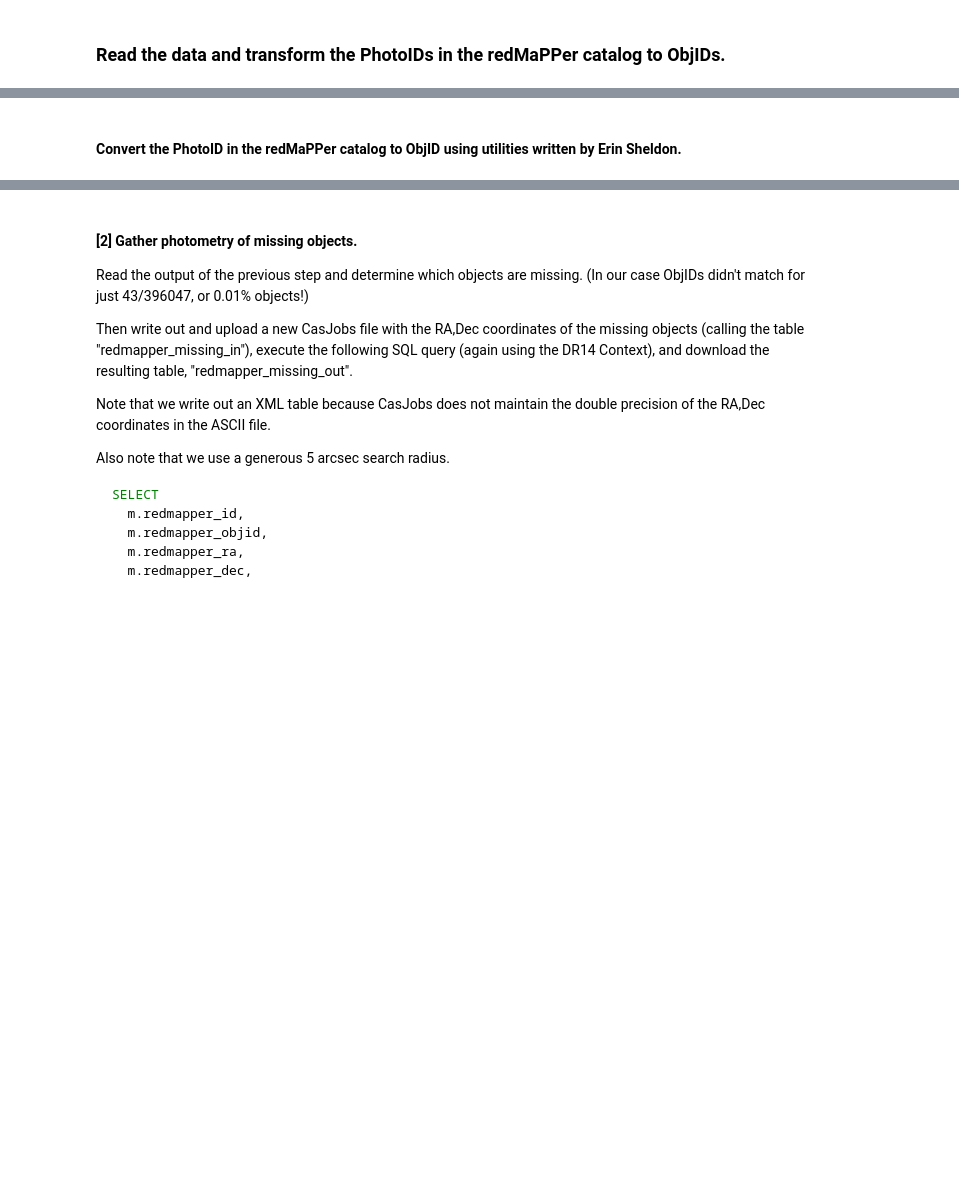
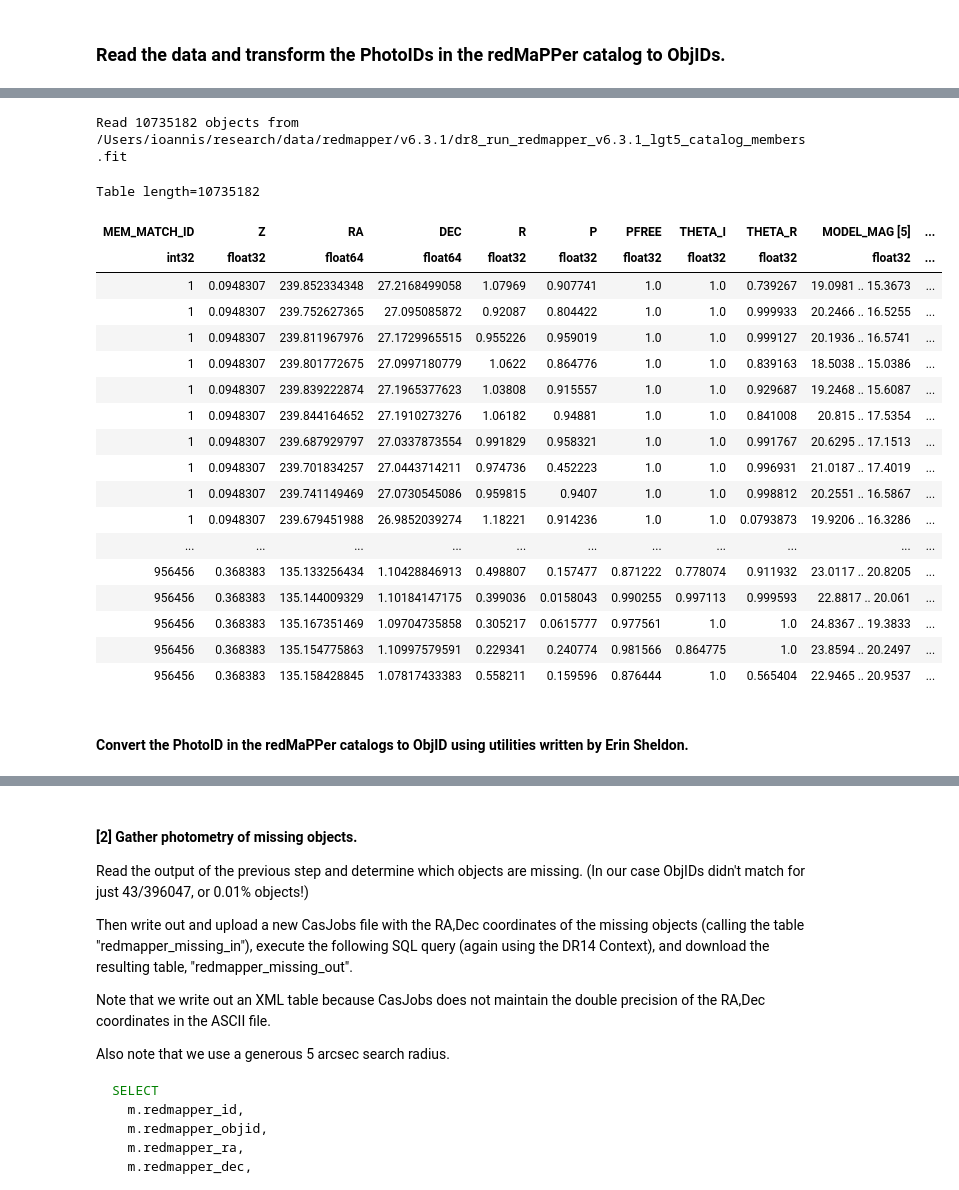
Before and after one commit to moustakas/legacyhalos, a Jupyter notebook: doc/redmapper-sdssWISEphot.ipynb, the cells around one changed output, grey strips where cells are left out. Drawn from its saved outputs; the diff is of its cells as text; code cells hidden in the pictures; blank space fills up the shorter version.

```diff
--- a/doc/redmapper-sdssWISEphot.ipynb
+++ b/doc/redmapper-sdssWISEphot.ipynb
@@ -17,12 +21,17 @@ import fitsio
 # %% [markdown]
 ### Read the data and transform the PhotoIDs in the redMaPPer catalog to ObjIDs.
 # %%
-def read_redmapper(rmversion='v6.3.1', index=None):
+def read_redmapper(rmversion='v6.3.1', index=None, satellites=False):
     """Read the parent redMaPPer catalog.
 
     """
-    rmfile = os.path.join( os.getenv('REDMAPPER_DIR'), rmversion,
-                          'dr8_run_redmapper_{}_lgt5_catalog.fit'.format(rmversion) )
+    if satellites:
+        rmfile = os.path.join( os.getenv('REDMAPPER_DIR'), rmversion,
+                              'dr8_run_redmapper_{}_lgt5_catalog_members.fit'.format(rmversion) )
+    else:
+        rmfile = os.path.join( os.getenv('REDMAPPER_DIR'), rmversion,
+                              'dr8_run_redmapper_{}_lgt5_catalog.fit'.format(rmversion) )
+
     if index is not None:
         rm = Table(fitsio.read(rmfile, ext=1, upper=True, rows=index))
     else:
@@ -57,8 +68,33 @@ Read 396047 objects from /Users/ioannis/research/data/redmapper/v6.3.1/dr8_run_r
 | 956448 | 213.925081111 | 27.8063164475 | 21.9253 .. 19.2423 | 0.397137 .. 0.12629 | 19.7182 | 0.049696 | 0.395954 | 0.0230188 | ... |
 | 956452 | 229.607215359 | 59.4948957146 | 25.3697 .. 19.7594 | 1.11913 .. 0.110731 | 19.9888 | 0.0500628 | 0.393402 | 0.0236445 | ... |
 | 956456 | 135.169108815 | 1.12124855434 | 26.2193 .. 19.6254 | 0.569591 .. 0.100157 | 19.9566 | 0.044439 | 0.410762 | 0.0191772 | ... |
+# %%
+sat = read_redmapper(rmversion=rmversion, satellites=True)
+nsat = len(sat)
+sat
+# %% [output]
+Read 10735182 objects from /Users/ioannis/research/data/redmapper/v6.3.1/dr8_run_redmapper_v6.3.1_lgt5_catalog_members.fit
+Table length=10735182
+| MEM_MATCH_ID | Z | RA | DEC | R | P | PFREE | THETA_I | THETA_R | MODEL_MAG [5] | ... |
+| int32 | float32 | float64 | float64 | float32 | float32 | float32 | float32 | float32 | float32 | ... |
+| 1 | 0.0948307 | 239.852334348 | 27.2168499058 | 1.07969 | 0.907741 | 1.0 | 1.0 | 0.739267 | 19.0981 .. 15.3673 | ... |
+| 1 | 0.0948307 | 239.752627365 | 27.095085872 | 0.92087 | 0.804422 | 1.0 | 1.0 | 0.999933 | 20.2466 .. 16.5255 | ... |
+| 1 | 0.0948307 | 239.811967976 | 27.1729965515 | 0.955226 | 0.959019 | 1.0 | 1.0 | 0.999127 | 20.1936 .. 16.5741 | ... |
+| 1 | 0.0948307 | 239.801772675 | 27.0997180779 | 1.0622 | 0.864776 | 1.0 | 1.0 | 0.839163 | 18.5038 .. 15.0386 | ... |
+| 1 | 0.0948307 | 239.839222874 | 27.1965377623 | 1.03808 | 0.915557 | 1.0 | 1.0 | 0.929687 | 19.2468 .. 15.6087 | ... |
+| 1 | 0.0948307 | 239.844164652 | 27.1910273276 | 1.06182 | 0.94881 | 1.0 | 1.0 | 0.841008 | 20.815 .. 17.5354 | ... |
+| 1 | 0.0948307 | 239.687929797 | 27.0337873554 | 0.991829 | 0.958321 | 1.0 | 1.0 | 0.991767 | 20.6295 .. 17.1513 | ... |
+| 1 | 0.0948307 | 239.701834257 | 27.0443714211 | 0.974736 | 0.452223 | 1.0 | 1.0 | 0.996931 | 21.0187 .. 17.4019 | ... |
+| 1 | 0.0948307 | 239.741149469 | 27.0730545086 | 0.959815 | 0.9407 | 1.0 | 1.0 | 0.998812 | 20.2551 .. 16.5867 | ... |
+| 1 | 0.0948307 | 239.679451988 | 26.9852039274 | 1.18221 | 0.914236 | 1.0 | 1.0 | 0.0793873 | 19.9206 .. 16.3286 | ... |
+| ... | ... | ... | ... | ... | ... | ... | ... | ... | ... | ... |
+| 956456 | 0.368383 | 135.133256434 | 1.10428846913 | 0.498807 | 0.157477 | 0.871222 | 0.778074 | 0.911932 | 23.0117 .. 20.8205 | ... |
+| 956456 | 0.368383 | 135.144009329 | 1.10184147175 | 0.399036 | 0.0158043 | 0.990255 | 0.997113 | 0.999593 | 22.8817 .. 20.061 | ... |
+| 956456 | 0.368383 | 135.167351469 | 1.09704735858 | 0.305217 | 0.0615777 | 0.977561 | 1.0 | 1.0 | 24.8367 .. 19.3833 | ... |
+| 956456 | 0.368383 | 135.154775863 | 1.10997579591 | 0.229341 | 0.240774 | 0.981566 | 0.864775 | 1.0 | 23.8594 .. 20.2497 | ... |
+| 956456 | 0.368383 | 135.158428845 | 1.07817433383 | 0.558211 | 0.159596 | 0.876444 | 1.0 | 0.565404 | 22.9465 .. 20.9537 | ... |
 # %% [markdown]
-#### Convert the PhotoID in the redMaPPer catalog to ObjID using utilities written by Erin Sheldon.
+#### Convert the PhotoID in the redMaPPer catalogs to ObjID using utilities written by Erin Sheldon.
 # %%
 def unpack_photoid(photoid):
     """Unpack the SDSS photoID into run, rerun, camcol, field, and id.
```
Also changed, not shown: parts of 10 cells of this notebook, 2 other files.
